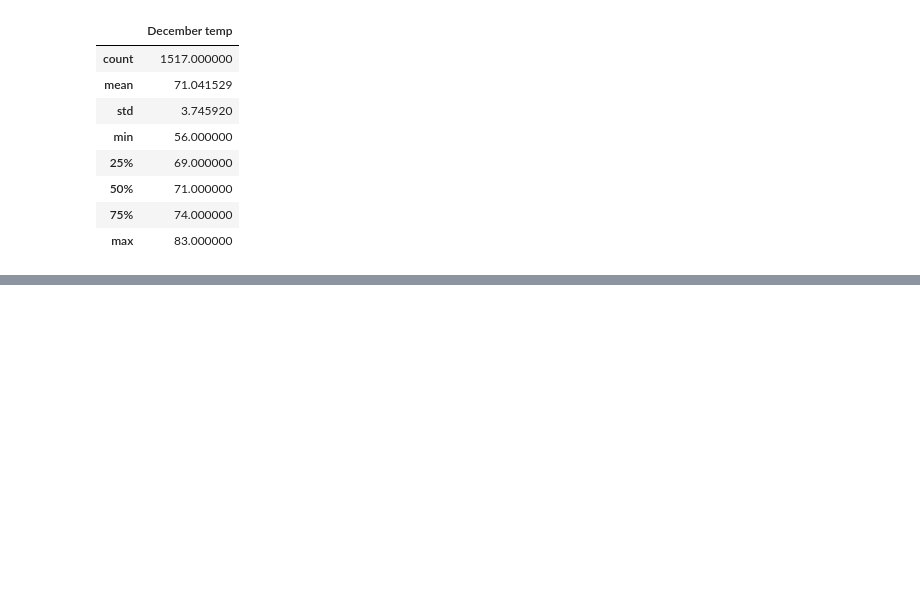
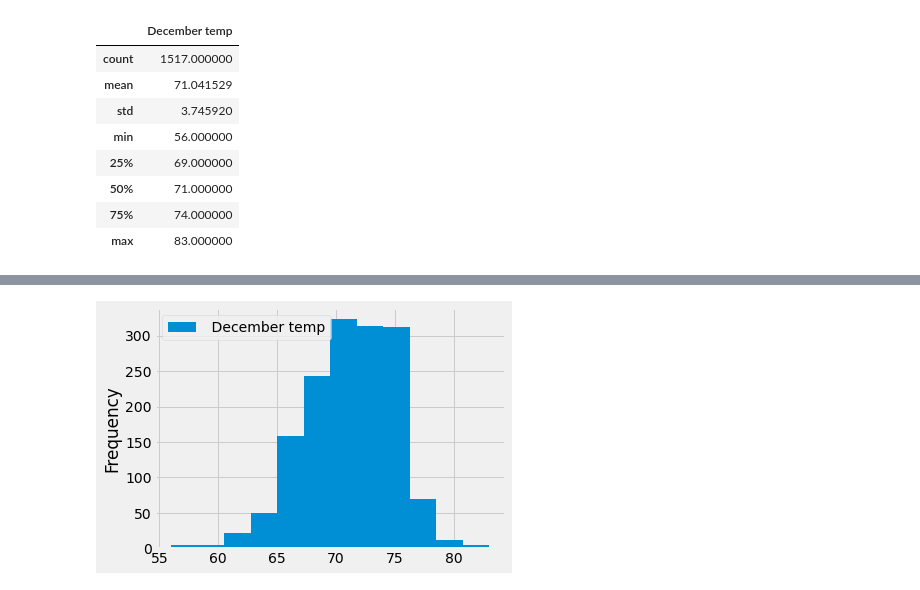
Before and after one commit to snkty8/Surfs_Up, a Jupyter notebook: SurfsUp_Challenge.ipynb, the cells around one changed output, grey strips where cells are left out. Cells and saved outputs as stored; diff of their text form; code cells hidden in the pictures; blank space fills up the shorter version.

```diff
--- a/SurfsUp_Challenge.ipynb
+++ b/SurfsUp_Challenge.ipynb
@@ -156,0 +167,5 @@ december_df.describe()
+# %%
+december_df.plot.hist(bins=12)
+plt.tight_layout()
+# %% [output]
+[figure, added]
```
Also changed, not shown: parts of 1 cell of this notebook, 5 other files.
